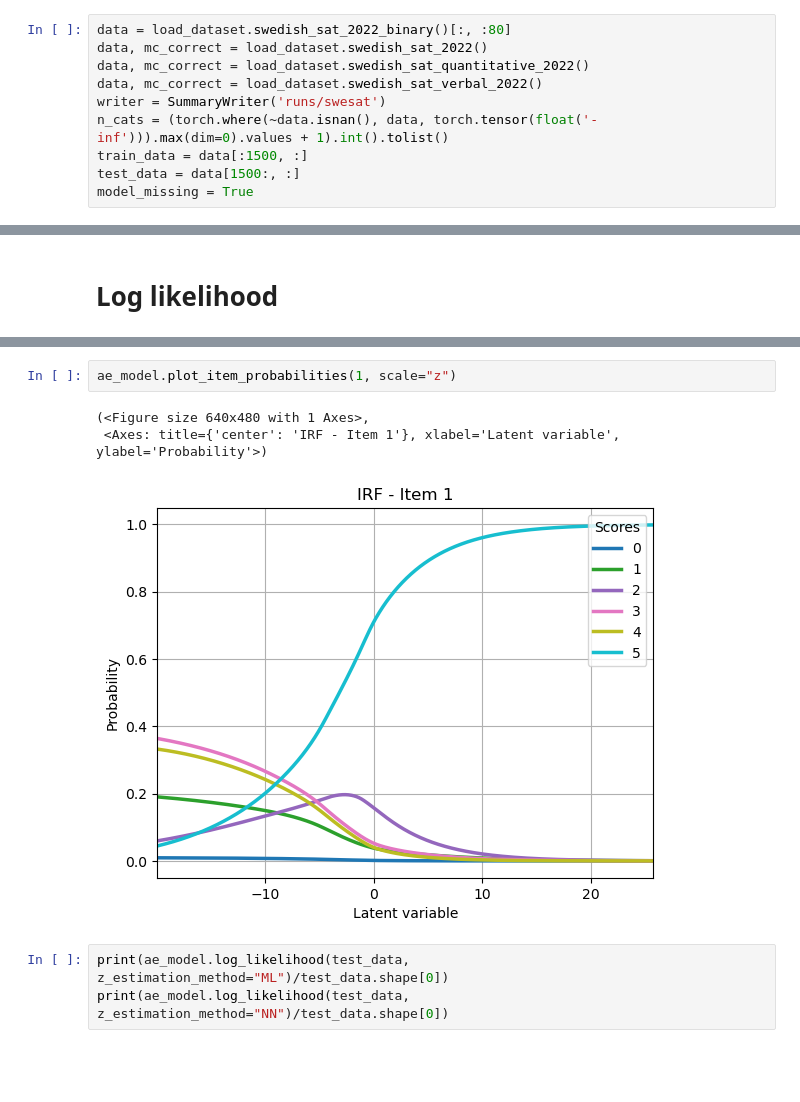
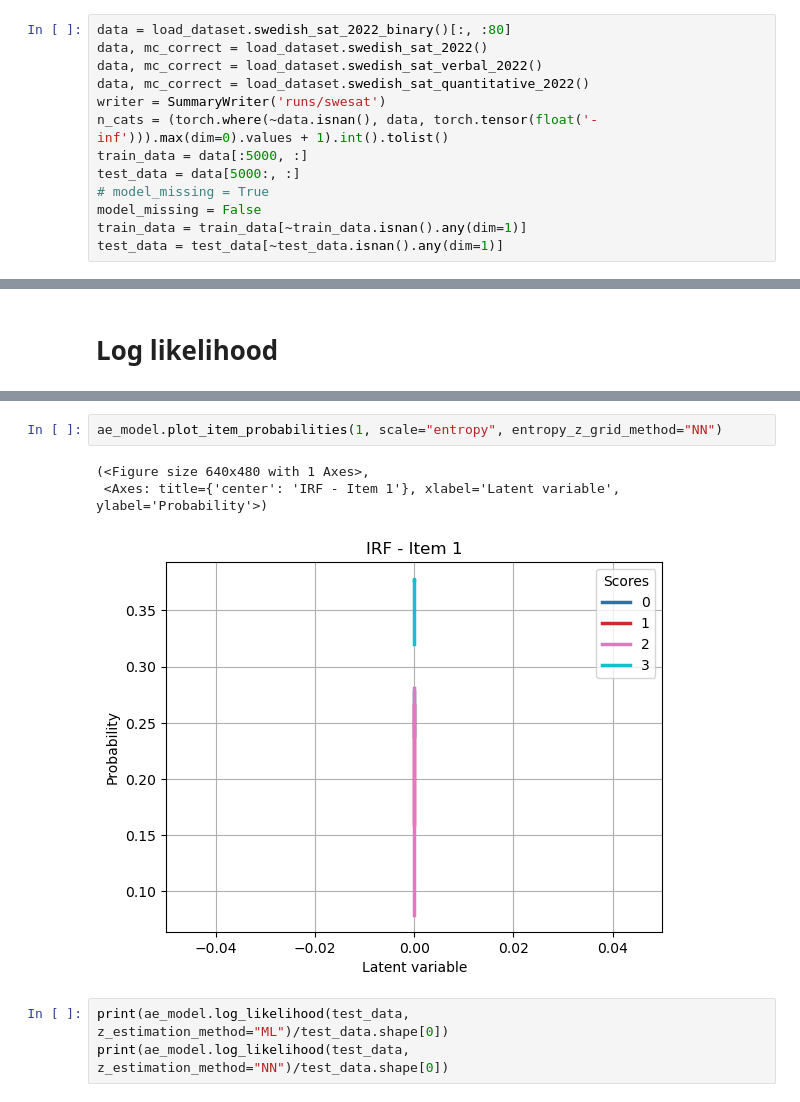
Before and after one commit to joakimwallmark/irtorch, a Jupyter notebook: notebooks/empirical_tests.ipynb, the cells around one changed output, grey strips where cells are left out. Cells and saved outputs as stored; diff of their text form; blank space fills up the shorter version.

Commit message:
Fixed bug for inverse scale IRF plotting

```diff
--- a/notebooks/empirical_tests.ipynb
+++ b/notebooks/empirical_tests.ipynb
@@ -37,13 +37,16 @@ model_missing = True
 # %%
 data = load_dataset.swedish_sat_2022_binary()[:, :80]
 data, mc_correct = load_dataset.swedish_sat_2022()
+data, mc_correct = load_dataset.swedish_sat_verbal_2022()
 data, mc_correct = load_dataset.swedish_sat_quantitative_2022()
-data, mc_correct = load_dataset.swedish_sat_verbal_2022()
 writer = SummaryWriter('runs/swesat')
 n_cats = (torch.where(~data.isnan(), data, torch.tensor(float('-inf'))).max(dim=0).values + 1).int().tolist()
-train_data = data[:1500, :]
-test_data = data[1500:, :]
-model_missing = True
+train_data = data[:5000, :]
+test_data = data[5000:, :]
+# model_missing = True
+model_missing = False
+train_data = train_data[~train_data.isnan().any(dim=1)]
+test_data = test_data[~test_data.isnan().any(dim=1)]
 # %%
 # Only 20 items
 # train_data = train_data[:, :20]
@@ -218,9 +218,9 @@ torch.Size([36568])
 # %%
-ae_model.plot_item_probabilities(1, scale="z")
+ae_model.plot_item_probabilities(1, scale="entropy", entropy_z_grid_method="NN")
 # %% [output]
 (<Figure size 640x480 with 1 Axes>,
  <Axes: title={'center': 'IRF - Item 1'}, xlabel='Latent variable', ylabel='Probability'>)
-[figure, old version]
+[figure, new version]
 # %%
 print(ae_model.log_likelihood(test_data, z_estimation_method="ML")/test_data.shape[0])
 print(ae_model.log_likelihood(test_data, z_estimation_method="NN")/test_data.shape[0])
```
Also changed, not shown: parts of 13 cells of this notebook, 7 other files.
